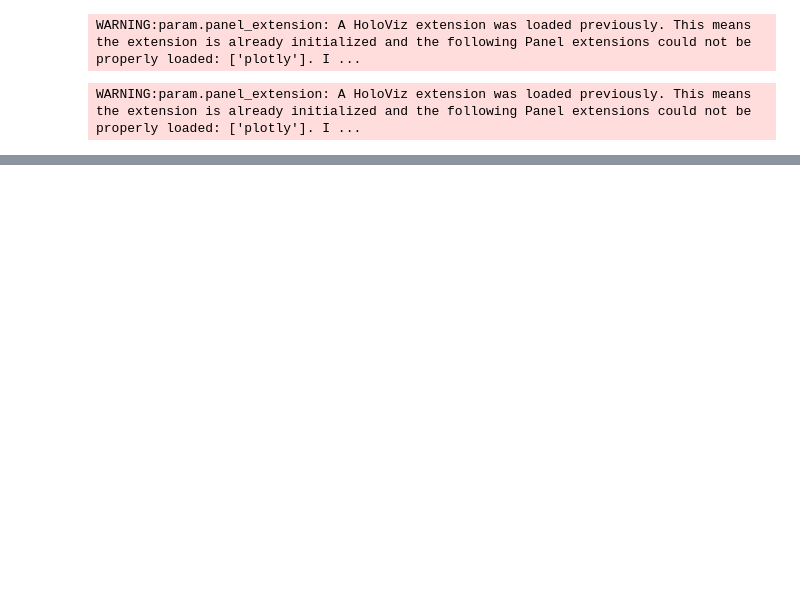
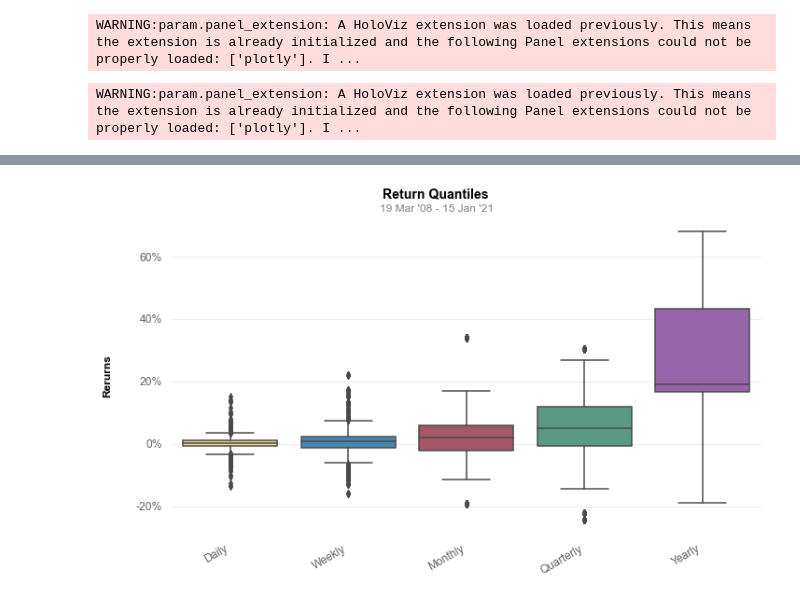
Before and after one commit to Minhtran18/Project_2, a Jupyter notebook: Visualization.ipynb, the cells around one changed output, grey strips where cells are left out. Cells and saved outputs as stored; diff of their text form; code cells hidden in the pictures; blank space fills up the shorter version.

```diff
--- a/Visualization.ipynb
+++ b/Visualization.ipynb
@@ -226,0 +344,4 @@ dashboard
+# %%
+distribution(stock_qs)
+# %% [output]
+[figure, added]
```
Also changed, not shown: parts of 44 cells of this notebook, 1 other file.
